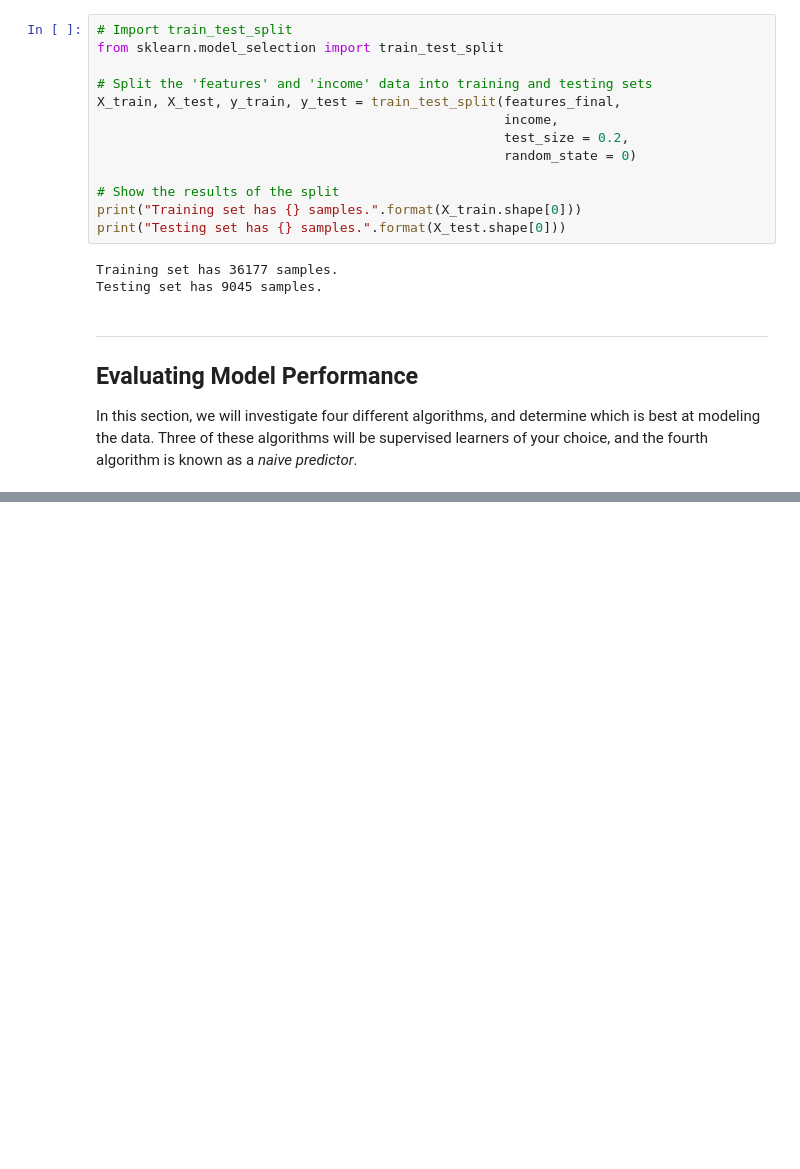
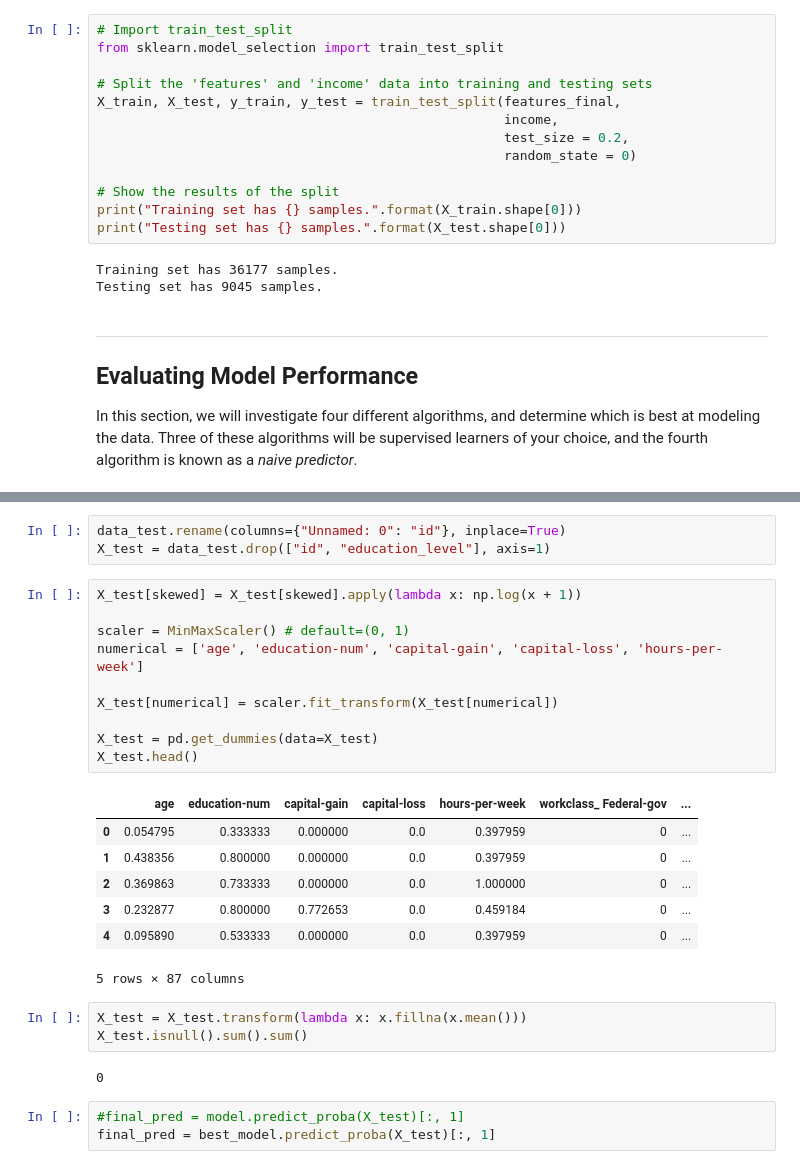
Before and after one commit to brendalf/finding-donors, a Jupyter notebook: finding_donors.ipynb, the cells around one changed output, grey strips where cells are left out. Cells and saved outputs as stored; diff of their text form; blank space fills up the shorter version.

```diff
--- a/finding_donors.ipynb
+++ b/finding_donors.ipynb
@@ -691,0 +277,29 @@ You will also need run the following in order to convert the Jupyter notebook in
+# %%
+data_test.rename(columns={"Unnamed: 0": "id"}, inplace=True)
+X_test = data_test.drop(["id", "education_level"], axis=1)
+# %%
+X_test[skewed] = X_test[skewed].apply(lambda x: np.log(x + 1))
+
+scaler = MinMaxScaler() # default=(0, 1)
+numerical = ['age', 'education-num', 'capital-gain', 'capital-loss', 'hours-per-week']
+
+X_test[numerical] = scaler.fit_transform(X_test[numerical])
+
+X_test = pd.get_dummies(data=X_test)
+X_test.head()
+# %% [output]
+|  | age | education-num | capital-gain | capital-loss | hours-per-week | workclass_ Federal-gov | ... |
+| 0 | 0.054795 | 0.333333 | 0.000000 | 0.0 | 0.397959 | 0 | ... |
+| 1 | 0.438356 | 0.800000 | 0.000000 | 0.0 | 0.397959 | 0 | ... |
+| 2 | 0.369863 | 0.733333 | 0.000000 | 0.0 | 1.000000 | 0 | ... |
+| 3 | 0.232877 | 0.800000 | 0.772653 | 0.0 | 0.459184 | 0 | ... |
+| 4 | 0.095890 | 0.533333 | 0.000000 | 0.0 | 0.397959 | 0 | ... |
+5 rows × 87 columns
+# %%
+X_test = X_test.transform(lambda x: x.fillna(x.mean()))
+X_test.isnull().sum().sum()
+# %% [output]
+0
+# %%
+#final_pred = model.predict_proba(X_test)[:, 1]
+final_pred = best_model.predict_proba(X_test)[:, 1]
```
Also changed, not shown: parts of 50 cells of this notebook, 1 other file.
